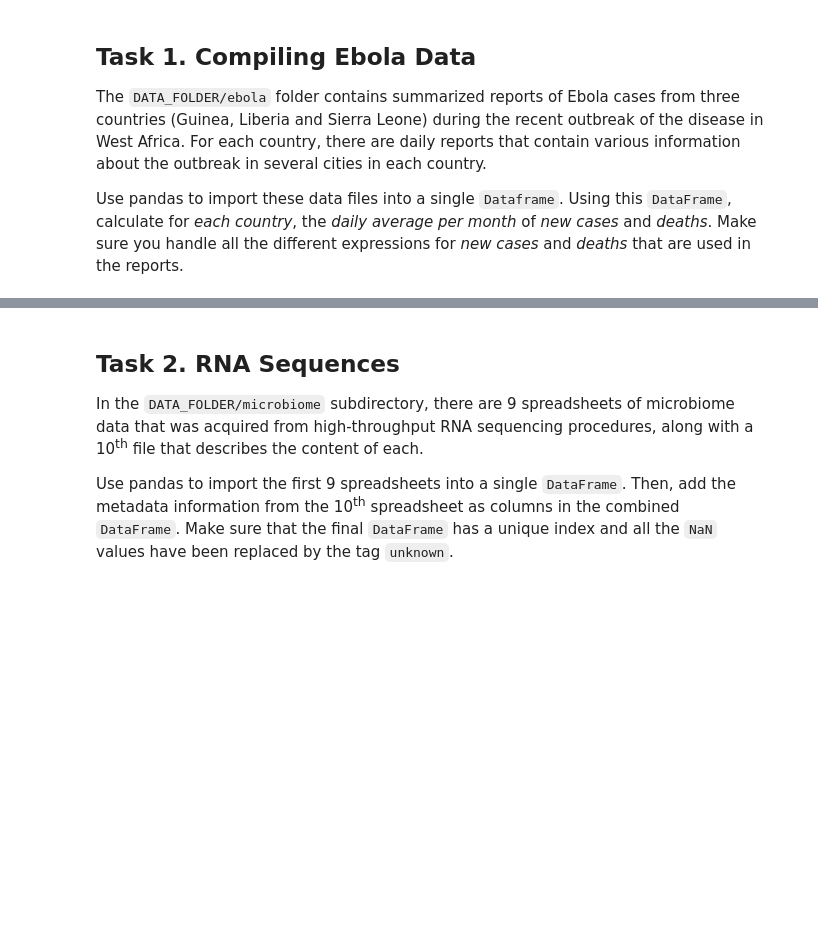
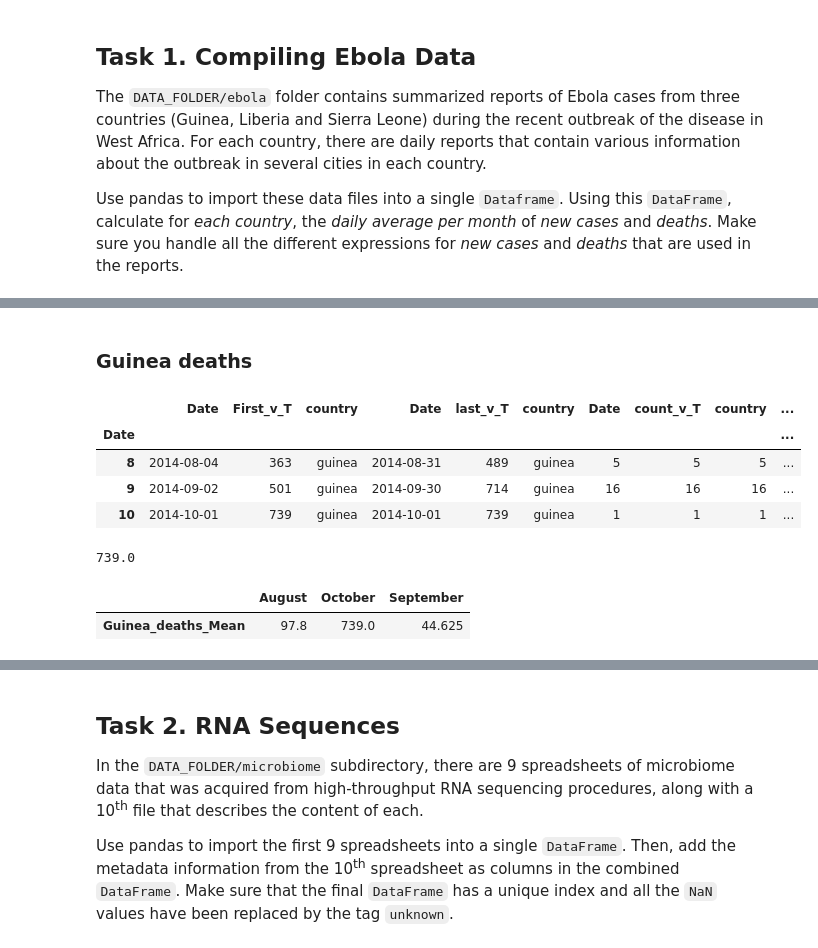
Before and after one commit to jshwl/epfl-ada, a Jupyter notebook: Homework 1.ipynb, the cells around one changed output, grey strips where cells are left out. Drawn from its saved outputs; the diff is of its cells as text; code cells hidden in the pictures; blank space fills up the shorter version.

```diff
--- a/Homework 1.ipynb
+++ b/Homework 1.ipynb
@@ -57,0 +64,2 @@ Total samples tested                                NaN      NaN   2832   NaN
+# %% [markdown]
+### Guinea deaths
@@ -57,0 +73,41 @@ Total samples tested                                NaN      NaN   2832   NaN
+# %%
+first_values = grouped_months.first()
+first_values=first_values.rename(columns = {'Totals':'First_v_T'})
+#first_values
+# %%
+last_values = grouped_months.last()
+last_values=last_values.rename(columns = {'Totals':'last_v_T'})
+#last_values
+# %%
+count = grouped_months.count()
+count=count.rename(columns = {'Totals':'count_v_T'})
+#count
+# %%
+frames1 = [first_values, last_values, count]
+result1 = pd.concat(frames1, axis=1)
+#result1
+# %%
+result1[['last_v_T']].sub(result1['First_v_T'], axis=0)
+result1['Guinea_deaths Mean'] = result1['last_v_T']/result1['count_v_T']
+result1
+# %% [output]
+|  | Date | First_v_T | country | Date | last_v_T | country | Date | count_v_T | country | ... |
+| Date |  |  |  |  |  |  |  |  |  | ... |
+| 8 | 2014-08-04 | 363 | guinea | 2014-08-31 | 489 | guinea | 5 | 5 | 5 | ... |
+| 9 | 2014-09-02 | 501 | guinea | 2014-09-30 | 714 | guinea | 16 | 16 | 16 | ... |
+| 10 | 2014-10-01 | 739 | guinea | 2014-10-01 | 739 | guinea | 1 | 1 | 1 | ... |
+# %%
+August_deaths_Guinea = result1.iloc[0]['Guinea_deaths Mean']
+September_deaths_Guinea = result1.iloc[1]['Guinea_deaths Mean']
+October_deaths_Guinea = result1.iloc[2]['Guinea_deaths Mean']
+October_deaths_Guinea
+# %% [output]
+739.0
+# %%
+Guinea_deaths_Mean = pd.DataFrame({'August':August_deaths_Guinea,
+                     'September':September_deaths_Guinea,
+                     'October':October_deaths_Guinea }, index=['Guinea_deaths_Mean'])
+Guinea_deaths_Mean
+# %% [output]
+|  | August | October | September |
+| Guinea_deaths_Mean | 97.8 | 739.0 | 44.625 |
```
Also changed, not shown: parts of 59 cells of this notebook.
